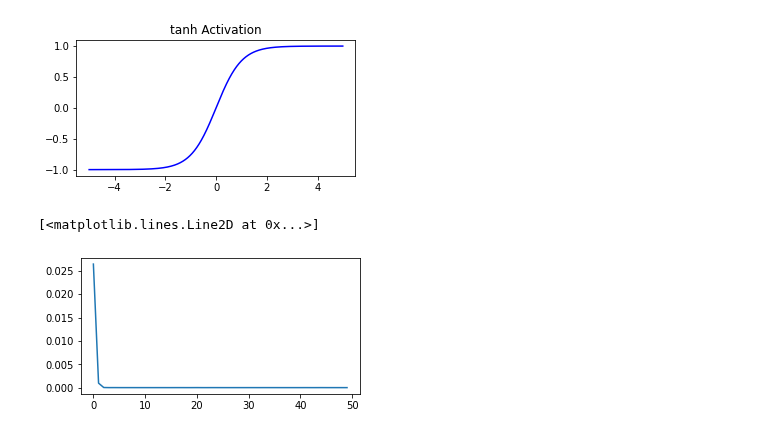
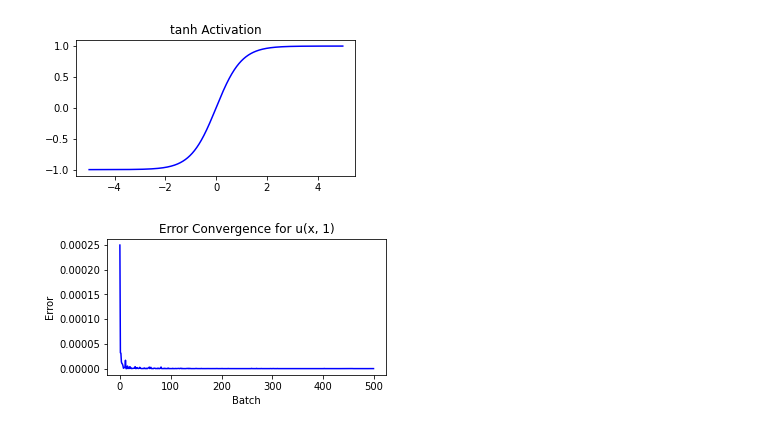
Before and after one commit to siddha20/CSCI4962, a Jupyter notebook: Project/project.ipynb, the cells around one changed output. Saved outputs shown, nothing was run; the diff lists cells and outputs as text; code cells hidden in the pictures.

```diff
--- a/Project/project.ipynb
+++ b/Project/project.ipynb
@@ -430,7 +432,7 @@ t = torch.from_numpy(X[:, 1]).float().requires_grad_()
 X = torch.from_numpy(X).float()
 X.requires_grad_()
 
-batches = 50
+batches = 500
 epochs = 2000
 error = []
 y = u_exact(np.arange(0, 1, .01), 1) # exact y at t = 1
@@ -453,32 +455,31 @@ for batch in range(batches):
         dt = dx(output, t, 1)
         dxx = dx(output, x, 2)
         loss1 = torch.linalg.norm(dt - k*dxx, ord=2)
 
         # initial condition
         X1 = X[torch.where(X[:, 1] == start_t)]
         output = model(X1) # u(x, start_t)
         loss2 = torch.linalg.norm(output - f_exact_pt(X1[:, 0]), ord=2)
 
         # first boundary condition
         output = model(X[torch.where(X[:, 0] == a)]) # u(a, t)
         loss3 = torch.linalg.norm(output, ord=2)
 
         # second boundary condition
         output = model(X[torch.where(X[:, 0] == b)]) # u(b, t)
         loss4 = torch.linalg.norm(output, ord=2)
 
         total_loss = coeffs[0]*loss1 + coeffs[1]*loss2 + coeffs[2]*loss3 + coeffs[3]*loss4
         total_loss.backward()
         optimizer.step()
 
         # if e % (epochs/8) == 0:
             # print(f"Epoch: {e} Total Loss: {round(float(total_loss), 5)}, loss1: {round(float(loss1), 5)}, loss2: {round(float(loss2), 5)}, loss3: {round(float(loss3), 5)}, loss4: {round(float(loss4), 5)}")
 
 plt.title("Error Convergence for u(x, 1)")
 plt.ylabel("Error")
 plt.xlabel("Batch")
 plt.plot(error, color='b')
 plt.show()
 # %% [output]
-[<matplotlib.lines.Line2D at 0x...>]
-[figure, old version]
+[figure, new version]
```
Also changed, not shown: parts of 4 cells of this notebook, 5 other files.
